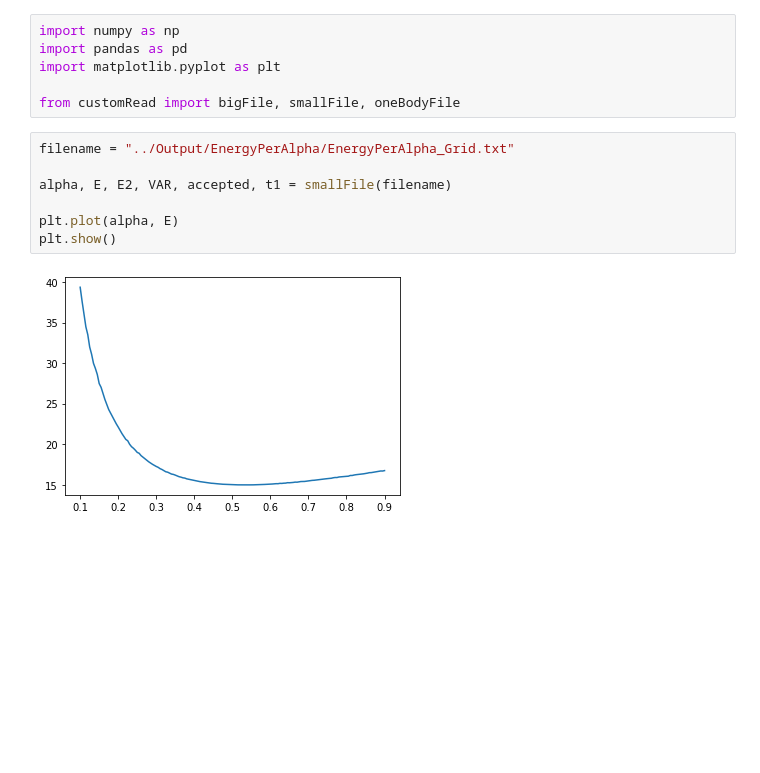
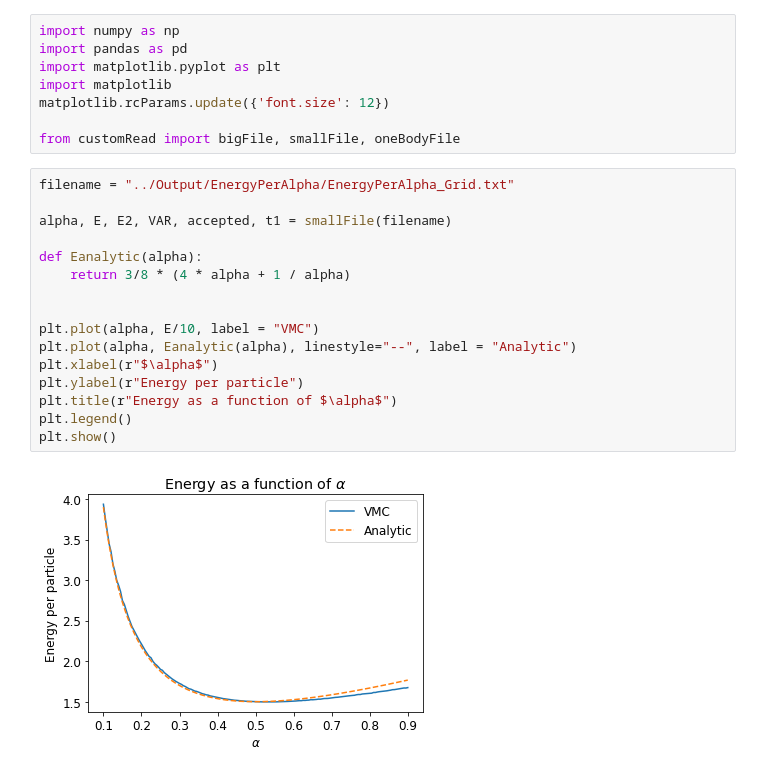
Before and after one commit to KarlHenrik/FYS4411-Gruppe, a Jupyter notebook: Project1/Code/Notebooks/EnergyPerAlpha.ipynb, the cells around one changed output. Saved outputs shown, nothing was run; the diff lists cells and outputs as text; blank space fills up the shorter version.

```diff
--- a/Project1/Code/Notebooks/EnergyPerAlpha.ipynb
+++ b/Project1/Code/Notebooks/EnergyPerAlpha.ipynb
@@ -2,15 +2,26 @@
 import numpy as np
 import pandas as pd
 import matplotlib.pyplot as plt
+import matplotlib
+matplotlib.rcParams.update({'font.size': 12})
 
 from customRead import bigFile, smallFile, oneBodyFile
 # %%
 filename = "../Output/EnergyPerAlpha/EnergyPerAlpha_Grid.txt"
 
 alpha, E, E2, VAR, accepted, t1 = smallFile(filename)
 
-plt.plot(alpha, E)
+def Eanalytic(alpha):
+    return 3/8 * (4 * alpha + 1 / alpha)
+
+
+plt.plot(alpha, E/10, label = "VMC")
+plt.plot(alpha, Eanalytic(alpha), linestyle="--", label = "Analytic")
+plt.xlabel(r"$\alpha$")
+plt.ylabel(r"Energy per particle")
+plt.title(r"Energy as a function of $\alpha$")
+plt.legend()
 plt.show()
 # %% [output]
-[figure, old version]
+[figure, new version]
 # %%
```
Also changed, not shown: parts of 10 cells of this notebook, 8 other files.
